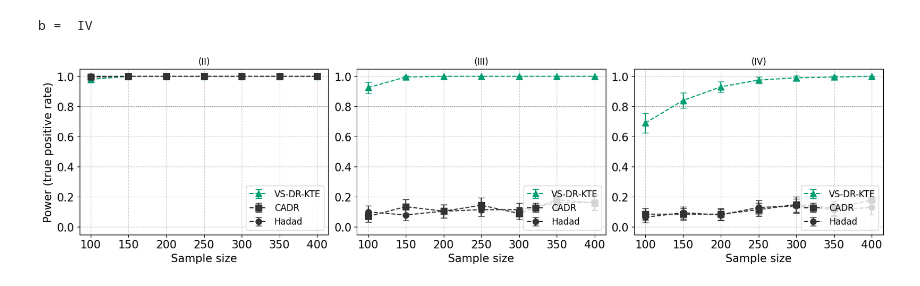
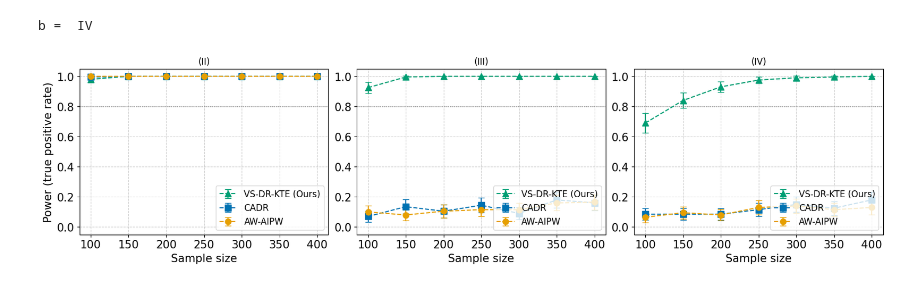
Before and after one commit to houssamzenati/adaptive-KTE, a Jupyter notebook: experiment_adaptive-linear-structural-func.ipynb, the cells around one changed output. Drawn from its saved outputs; the diff is of its cells as text; code cells hidden in the pictures.

```diff
--- a/experiment_adaptive-linear-structural-func.ipynb
+++ b/experiment_adaptive-linear-structural-func.ipynb
@@ -526,14 +525,14 @@ def plot_power_scenarios_adaptive_alternative(
 
     # === Mappings ===
     method_label = {
-        "VS-DR-KTE": "VS-DR-KTE",
-        "DR-xKTE": "DR-xKTE",
-        "KTE": "KTE",
+        "VS-DR-KTE": "VS-DR-KTE (Ours)",
+        "CADR": "CADR",
+        "Hadad": "AW-AIPW",
     }
     colors = {
         "VS-DR-KTE": "#009E73",
-        "DR-xKTE": "#0072B2",
-        "KTE": "#E69F00",
+        "CADR": "#0072B2",
+        "Hadad": "#E69F00",
     }
     markers = {0: "^", 1: "s", 2: "o", 3: "v", 4: "D"}
     scenario_titles = {"II": "(II)", "III": "(III)", "IV": "(IV)"}
@@ -570,33 +569,33 @@ def plot_power_scenarios_adaptive_alternative(
                 y=power_values,
                 yerr=yerr,
                 capsize=4,
                 marker=markers[i % len(markers)],
                 linestyle='--',
                 linewidth=1.5,
                 markersize=8,
-                label=method_label.get(method, method),
-                color=colors.get(method, "#333333")
+                label=method_label[method],
+                color=colors[method]
             )
 
         # Reference lines: nominal alpha (for orientation) and 80% power target
         # ax.axhline(alpha, color="black", linestyle=":", linewidth=1, label="α")
         ax.axhline(0.8, color="#888888", linestyle=":", linewidth=1)
 
         ax.legend(loc="lower right")
 
     os.makedirs(os.path.dirname(save_path), exist_ok=True)
     plt.savefig(save_path, bbox_inches="tight")
     plt.show()
 
 plot_power_scenarios_adaptive_alternative(
     d=d,
     scenario_list=['II','III','IV'],
     ns_list=ns_list,
     methods=['VS-DR-KTE', 'CADR', 'Hadad'],
     name_folder='results/adaptive_linear/',
     split_suffix='_alternating.csv',
     alpha=0.05,
     save_path='plots/scenarios_II_III_IV_adaptive_linear_power.png'
 )
 # %% [output]
-[figure, old version]
+[figure, new version]
```
Also changed, not shown: parts of 1 cell of this notebook, 3 other files.
